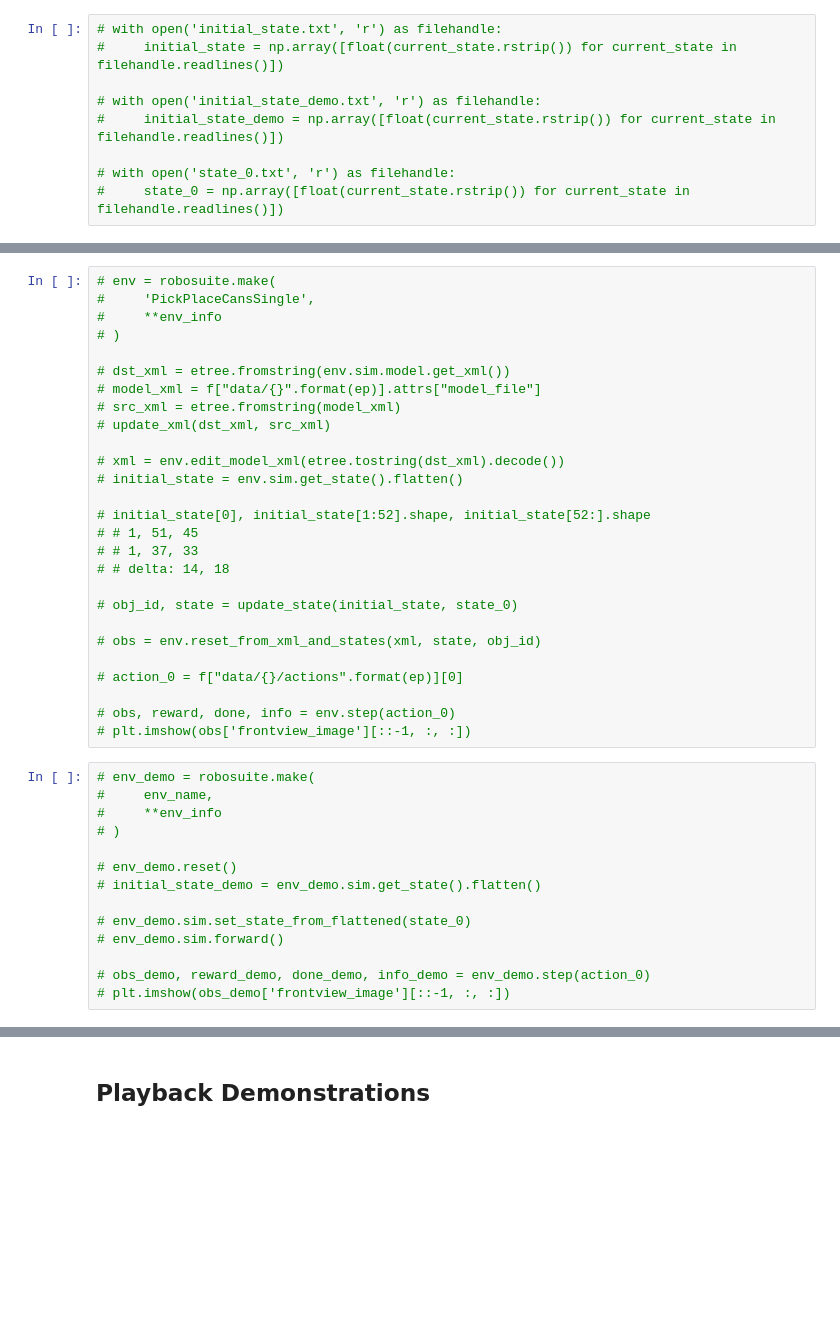
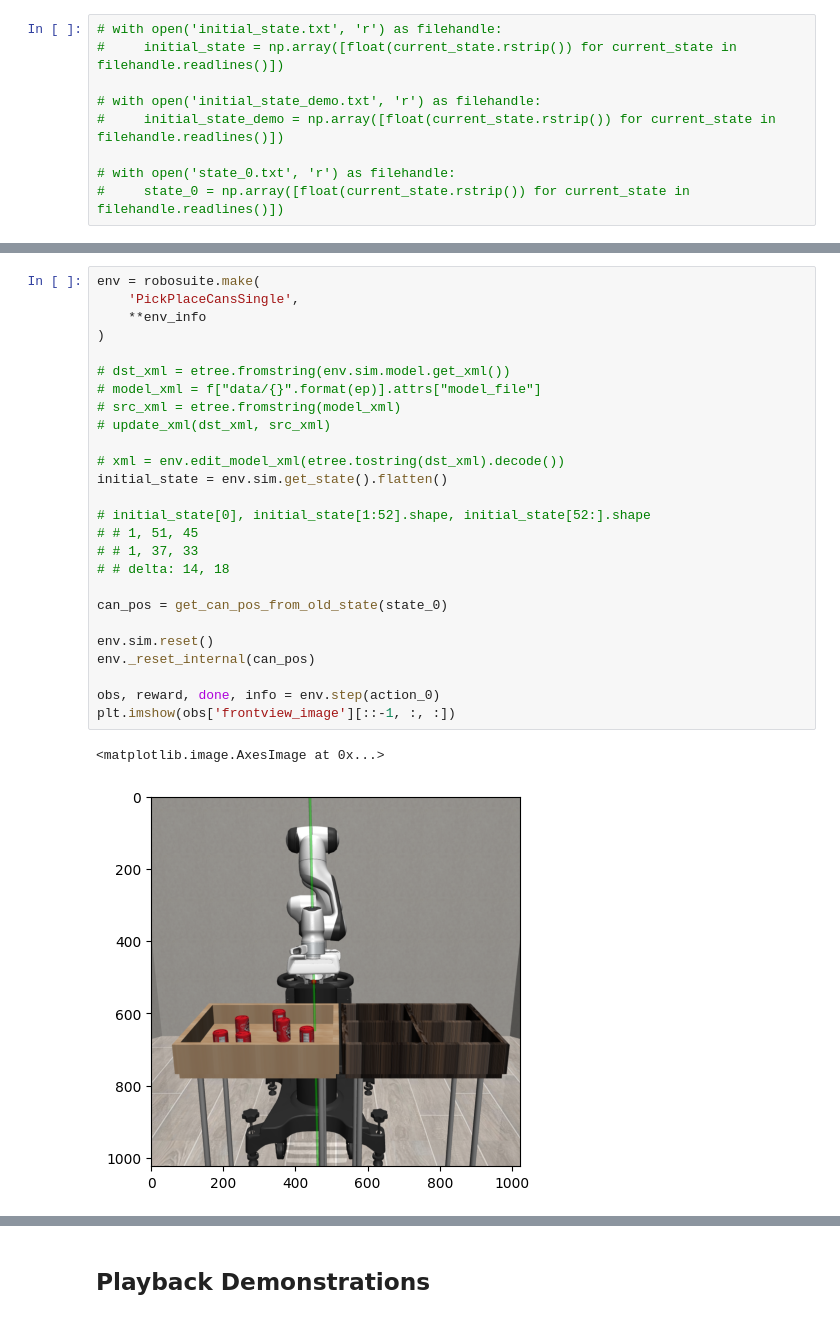
Before and after one commit to fengjielab/learnning_robotsuit, a Jupyter notebook: notebooks/playback_demonstrations_from_hdf5.ipynb, the cells around one changed output, grey strips where cells are left out. Saved outputs shown, nothing was run; the diff lists cells and outputs as text; blank space fills up the shorter version.

```diff
--- a/notebooks/playback_demonstrations_from_hdf5.ipynb
+++ b/notebooks/playback_demonstrations_from_hdf5.ipynb
@@ -75,41 +112,29 @@ demos = list(f["data"].keys())
 # %%
-# env = robosuite.make(
-#     'PickPlaceCansSingle',
-#     **env_info
-# )
+env = robosuite.make(
+    'PickPlaceCansSingle',
+    **env_info
+)
 
 # dst_xml = etree.fromstring(env.sim.model.get_xml())
 # model_xml = f["data/{}".format(ep)].attrs["model_file"]
 # src_xml = etree.fromstring(model_xml)
 # update_xml(dst_xml, src_xml)
 
 # xml = env.edit_model_xml(etree.tostring(dst_xml).decode())
-# initial_state = env.sim.get_state().flatten()
+initial_state = env.sim.get_state().flatten()
 
 # initial_state[0], initial_state[1:52].shape, initial_state[52:].shape
 # # 1, 51, 45
 # # 1, 37, 33
 # # delta: 14, 18
 
-# obj_id, state = update_state(initial_state, state_0)
+can_pos = get_can_pos_from_old_state(state_0)
 
-# obs = env.reset_from_xml_and_states(xml, state, obj_id)
+env.sim.reset()
+env._reset_internal(can_pos)
 
-# action_0 = f["data/{}/actions".format(ep)][0]
-
-# obs, reward, done, info = env.step(action_0)
-# plt.imshow(obs['frontview_image'][::-1, :, :])
+obs, reward, done, info = env.step(action_0)
+plt.imshow(obs['frontview_image'][::-1, :, :])
+# %% [output]
+<matplotlib.image.AxesImage at 0x...>
+[figure, added]
-# %%
-# env_demo = robosuite.make(
-#     env_name,
-#     **env_info
-# )
-
-# env_demo.reset()
-# initial_state_demo = env_demo.sim.get_state().flatten()
-
-# env_demo.sim.set_state_from_flattened(state_0)
-# env_demo.sim.forward()
-
-# obs_demo, reward_demo, done_demo, info_demo = env_demo.step(action_0)
-# plt.imshow(obs_demo['frontview_image'][::-1, :, :])
```
Also changed, not shown: parts of 12 cells of this notebook, 3 other files.
